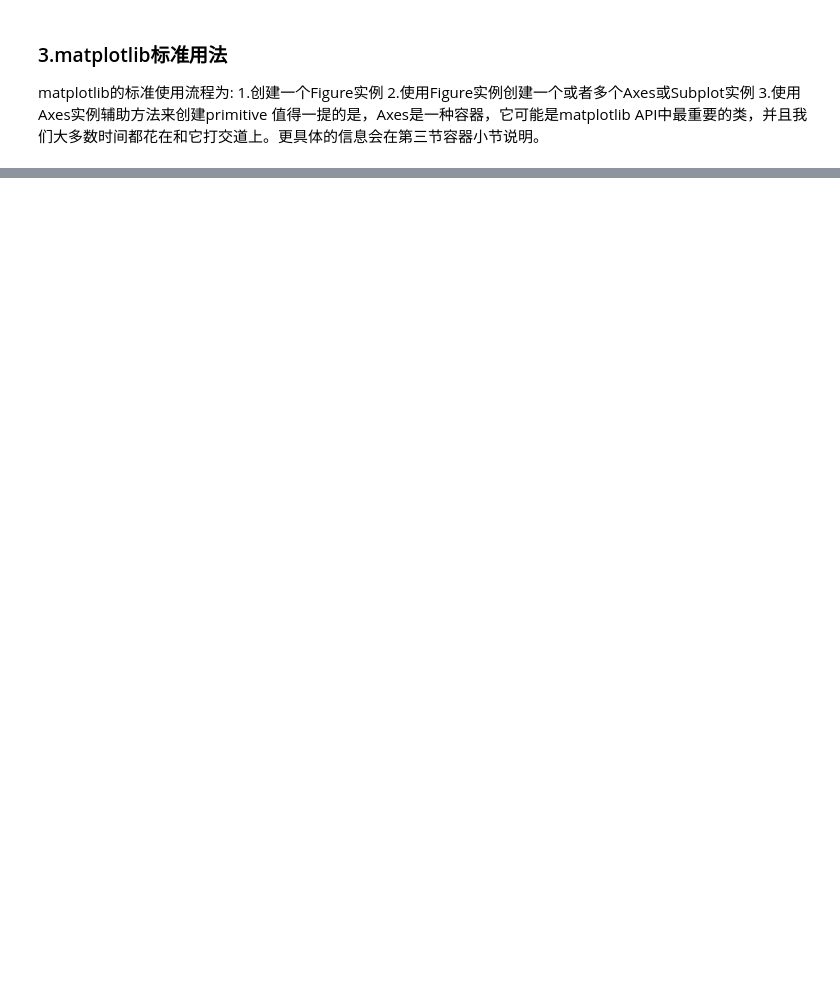
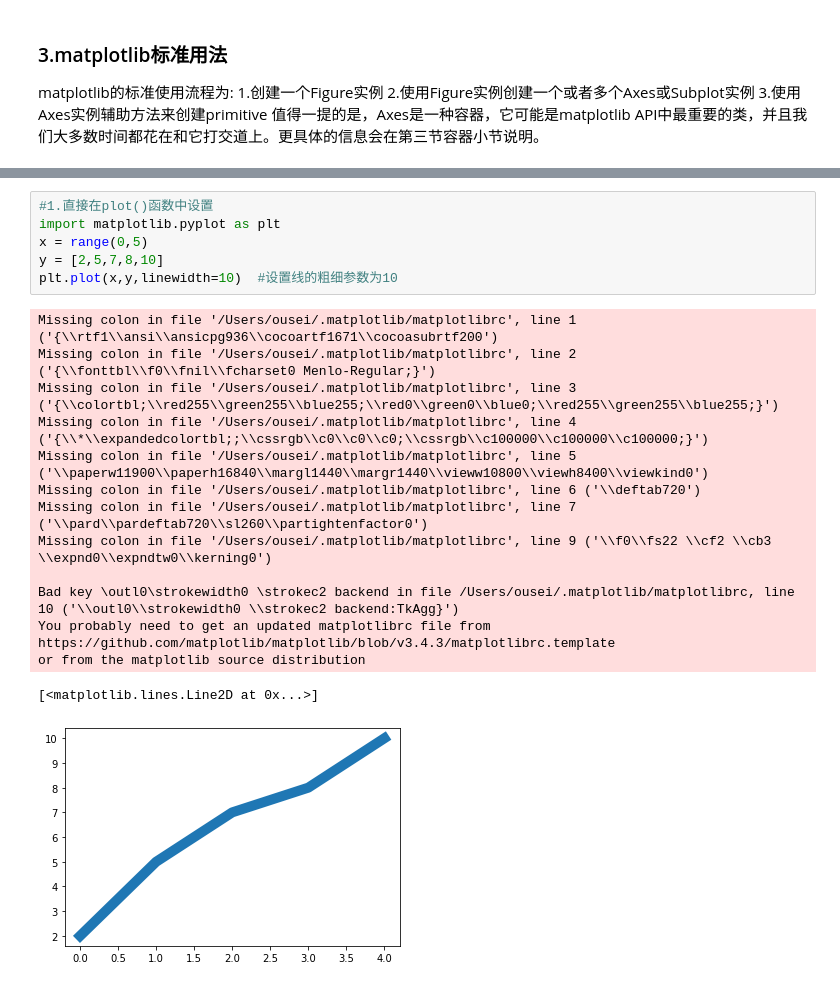
Before and after one commit to shaonfu/matplotlib_study, a Jupyter notebook: matplotlib_learn_second_lesson.ipynb, the cells around one changed output, grey strips where cells are left out. Cells and saved outputs as stored; diff of their text form; blank space fills up the shorter version.

```diff
--- a/matplotlib_learn_second_lesson.ipynb
+++ b/matplotlib_learn_second_lesson.ipynb
@@ -34,0 +76,22 @@ fig = plt.figure()
+# %%
+#1.直接在plot()函数中设置
+import matplotlib.pyplot as plt
+x = range(0,5)
+y = [2,5,7,8,10]
+plt.plot(x,y,linewidth=10)  #设置线的粗细参数为10
+# %% [output]
+Missing colon in file '/Users/ousei/.matplotlib/matplotlibrc', line 1 ('{\\rtf1\\ansi\\ansicpg936\\cocoartf1671\\cocoasubrtf200')
+Missing colon in file '/Users/ousei/.matplotlib/matplotlibrc', line 2 ('{\\fonttbl\\f0\\fnil\\fcharset0 Menlo-Regular;}')
+Missing colon in file '/Users/ousei/.matplotlib/matplotlibrc', line 3 ('{\\colortbl;\\red255\\green255\\blue255;\\red0\\green0\\blue0;\\red255\\green255\\blue255;}')
+Missing colon in file '/Users/ousei/.matplotlib/matplotlibrc', line 4 ('{\\*\\expandedcolortbl;;\\cssrgb\\c0\\c0\\c0;\\cssrgb\\c100000\\c100000\\c100000;}')
+Missing colon in file '/Users/ousei/.matplotlib/matplotlibrc', line 5 ('\\paperw11900\\paperh16840\\margl1440\\margr1440\\vieww10800\\viewh8400\\viewkind0')
+Missing colon in file '/Users/ousei/.matplotlib/matplotlibrc', line 6 ('\\deftab720')
+Missing colon in file '/Users/ousei/.matplotlib/matplotlibrc', line 7 ('\\pard\\pardeftab720\\sl260\\partightenfactor0')
+Missing colon in file '/Users/ousei/.matplotlib/matplotlibrc', line 9 ('\\f0\\fs22 \\cf2 \\cb3 \\expnd0\\expndtw0\\kerning0')
+
+Bad key \outl0\strokewidth0 \strokec2 backend in file /Users/ousei/.matplotlib/matplotlibrc, line 10 ('\\outl0\\strokewidth0 \\strokec2 backend:TkAgg}')
+You probably need to get an updated matplotlibrc file from
+https://github.com/matplotlib/matplotlib/blob/v3.4.3/matplotlibrc.template
+or from the matplotlib source distribution
+[<matplotlib.lines.Line2D at 0x...>]
+[figure, added]
```
Also changed, not shown: parts of 19 cells of this notebook.
